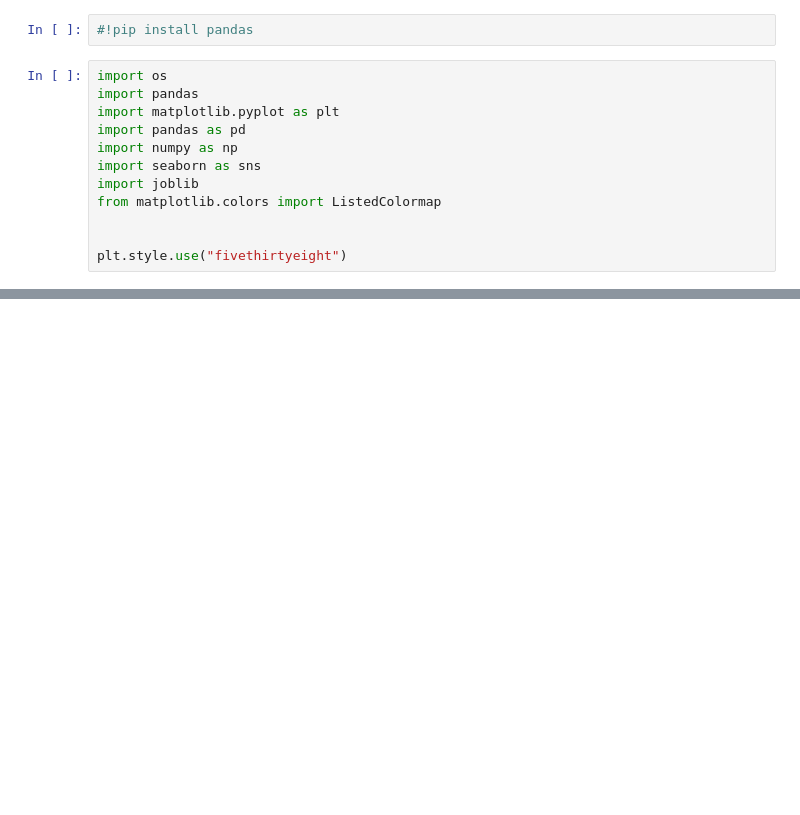
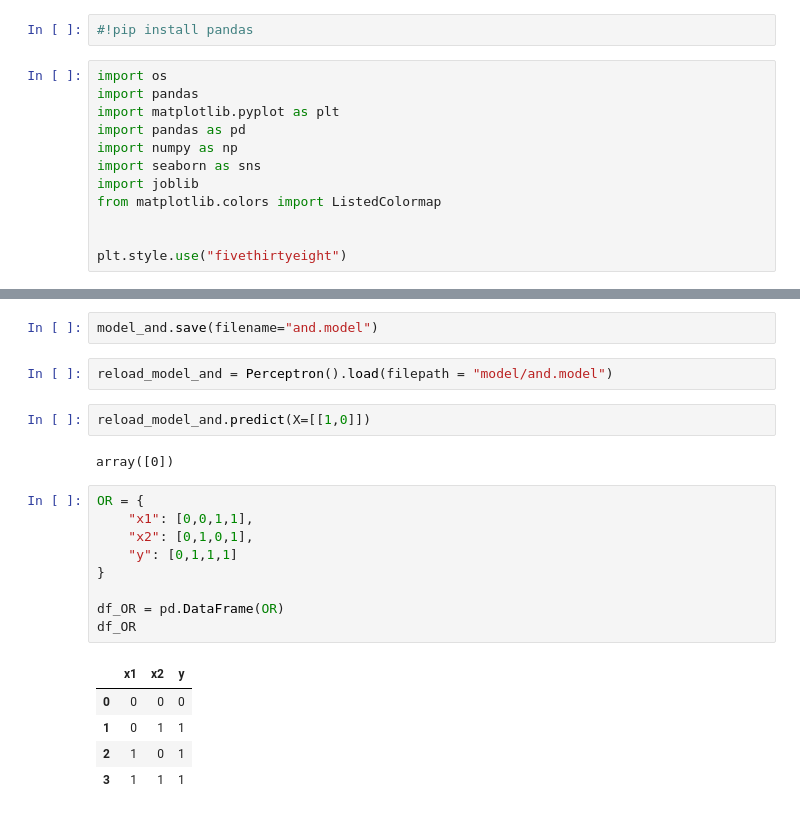
Before and after one commit to saverin0/neural-network-machine-learning-practice, a Jupyter notebook: Perceptron/Perceptron.ipynb, the cells around one changed output, grey strips where cells are left out. Cells and saved outputs as stored; diff of their text form; blank space fills up the shorter version.

Commit message:
perceptron model training and testing

```diff
--- a/Perceptron/Perceptron.ipynb
+++ b/Perceptron/Perceptron.ipynb
@@ -65,0 +133,23 @@ class Perceptron:
+# %%
+model_and.save(filename="and.model")
+# %%
+reload_model_and = Perceptron().load(filepath = "model/and.model")
+# %%
+reload_model_and.predict(X=[[1,0]])
+# %% [output]
+array([0])
+# %%
+OR = {
+    "x1": [0,0,1,1],
+    "x2": [0,1,0,1],
+    "y": [0,1,1,1]
+}
+
+df_OR = pd.DataFrame(OR)
+df_OR
+# %% [output]
+|  | x1 | x2 | y |
+| 0 | 0 | 0 | 0 |
+| 1 | 0 | 1 | 1 |
+| 2 | 1 | 0 | 1 |
+| 3 | 1 | 1 | 1 |
```
Also changed, not shown: parts of 11 cells of this notebook, 4 other files.
